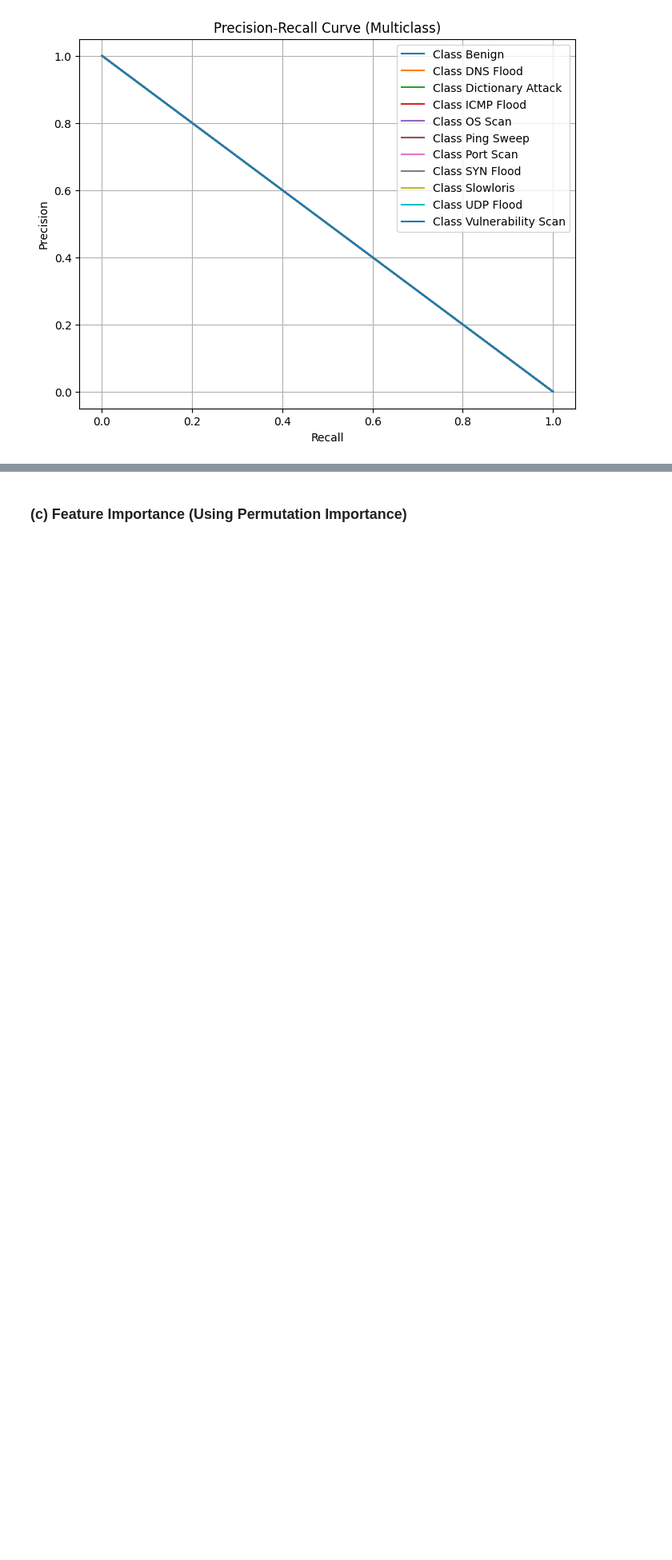
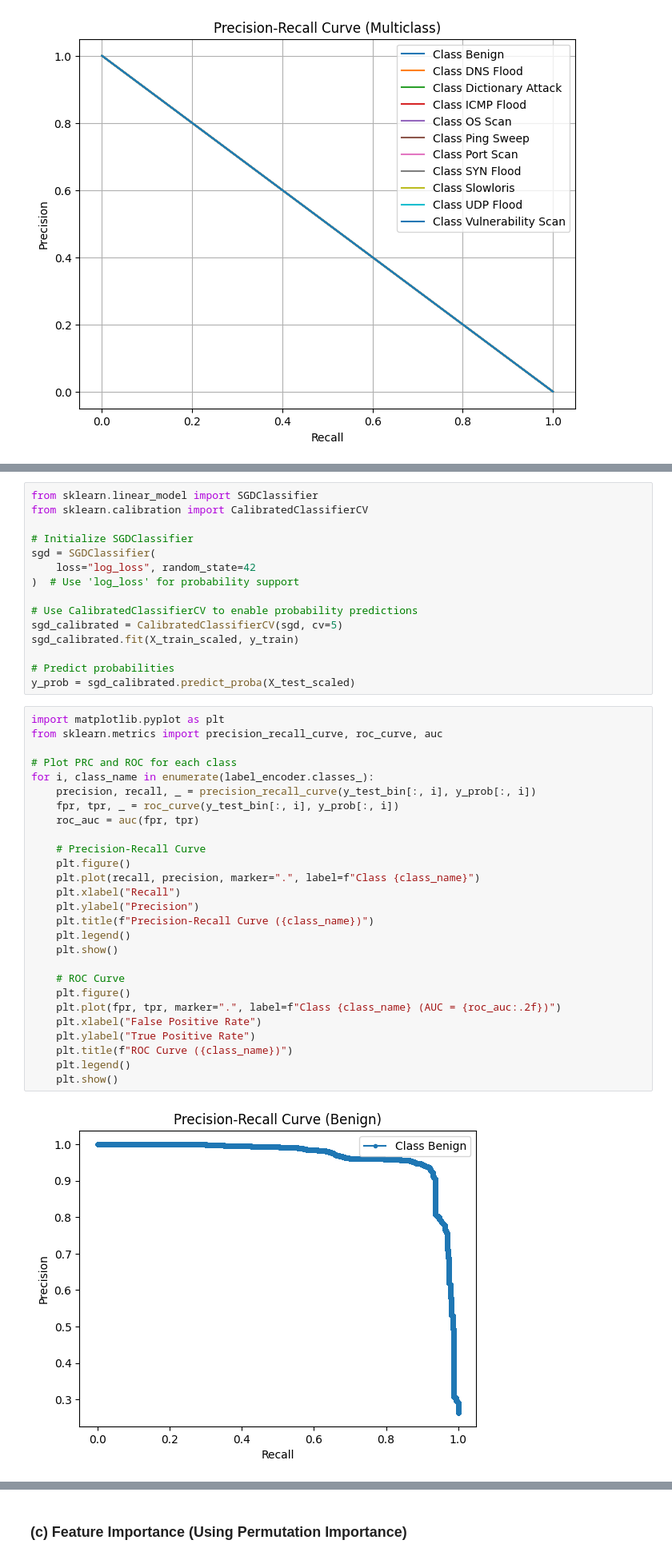
Before and after one commit to tarunganesh2004/IOT-Network-Traffic-Detection, a Jupyter notebook: svm/svm_model.ipynb, the cells around one changed output, grey strips where cells are left out. Shown at 80% size. Saved outputs shown, nothing was run; the diff lists cells and outputs as text; blank space fills up the shorter version.

Commit message:
Add model evaluation metrics and visualization to SVM notebook

```diff
--- a/svm/svm_model.ipynb
+++ b/svm/svm_model.ipynb
@@ -291,0 +314,44 @@ plt.show()
+# %%
+from sklearn.linear_model import SGDClassifier
+from sklearn.calibration import CalibratedClassifierCV
+
+# Initialize SGDClassifier
+sgd = SGDClassifier(
+    loss="log_loss", random_state=42
+)  # Use 'log_loss' for probability support
+
+# Use CalibratedClassifierCV to enable probability predictions
+sgd_calibrated = CalibratedClassifierCV(sgd, cv=5)
+sgd_calibrated.fit(X_train_scaled, y_train)
+
+# Predict probabilities
+y_prob = sgd_calibrated.predict_proba(X_test_scaled)
+# %%
+import matplotlib.pyplot as plt
+from sklearn.metrics import precision_recall_curve, roc_curve, auc
+
+# Plot PRC and ROC for each class
+for i, class_name in enumerate(label_encoder.classes_):
+    precision, recall, _ = precision_recall_curve(y_test_bin[:, i], y_prob[:, i])
+    fpr, tpr, _ = roc_curve(y_test_bin[:, i], y_prob[:, i])
+    roc_auc = auc(fpr, tpr)
+
+    # Precision-Recall Curve
+    plt.figure()
+    plt.plot(recall, precision, marker=".", label=f"Class {class_name}")
+    plt.xlabel("Recall")
+    plt.ylabel("Precision")
+    plt.title(f"Precision-Recall Curve ({class_name})")
+    plt.legend()
+    plt.show()
+
+    # ROC Curve
+    plt.figure()
+    plt.plot(fpr, tpr, marker=".", label=f"Class {class_name} (AUC = {roc_auc:.2f})")
+    plt.xlabel("False Positive Rate")
+    plt.ylabel("True Positive Rate")
+    plt.title(f"ROC Curve ({class_name})")
+    plt.legend()
+    plt.show()
+# %% [output]
+[figure, added]
```
Also changed, not shown: parts of 3 cells of this notebook.
